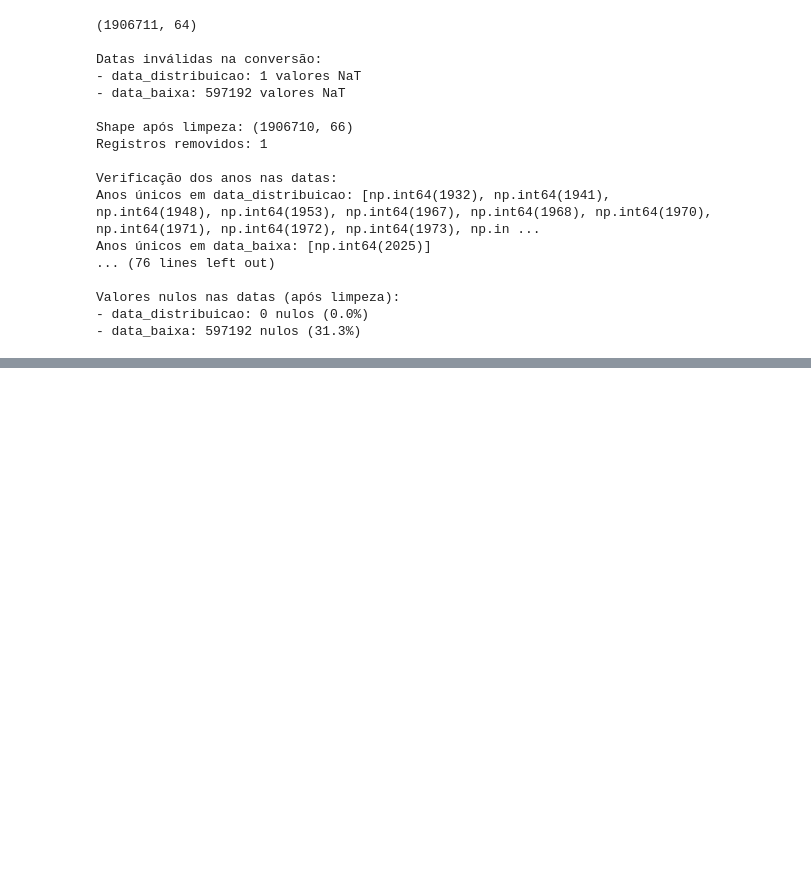
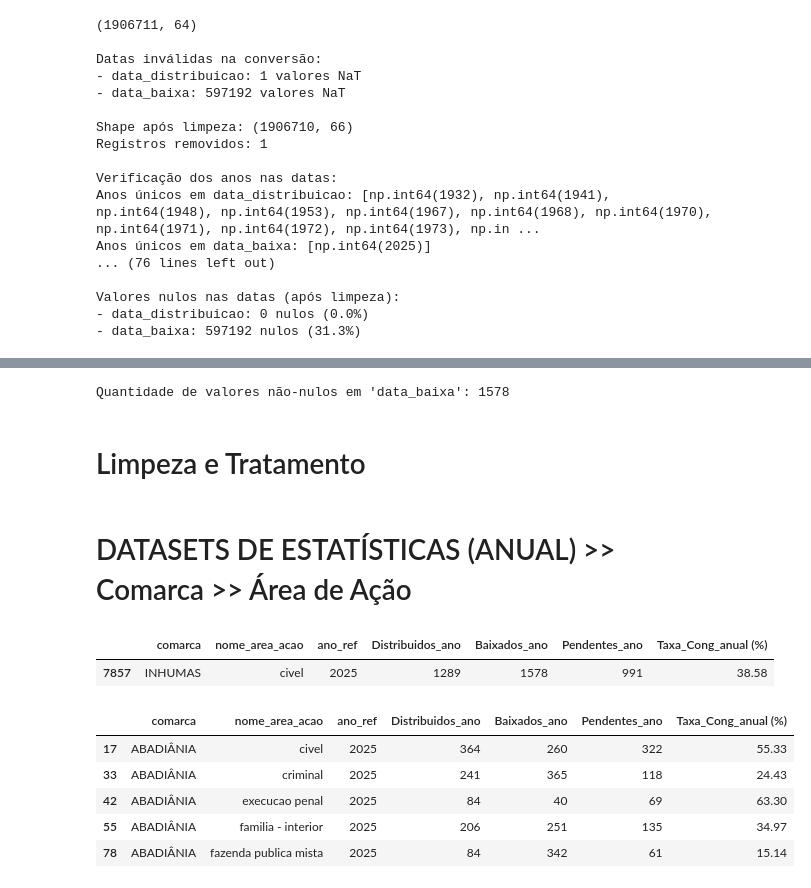
Before and after one commit to dvjuliocesar/TJGO_Projeto6_TxCong, a Jupyter notebook: tx_updated_atual.ipynb, the cells around one changed output, grey strips where cells are left out. Cells and saved outputs as stored; diff of their text form; code cells hidden in the pictures; blank space fills up the shorter version.

```diff
--- a/tx_updated_atual.ipynb
+++ b/tx_updated_atual.ipynb
@@ -653,0 +673,11 @@ df_limpo6.to_csv(output_filename_csv_6, index=False, sep='#', encoding='utf-8-si
+# %%
+baixados = df[
+    (df['nome_area_acao'] == 'civel') &
+    (df['comarca'] == 'INHUMAS')
+]['data_baixa'].notna().sum()
+
+print(f"Quantidade de valores não-nulos em 'data_baixa': {baixados}")
+# %% [output]
+Quantidade de valores não-nulos em 'data_baixa': 1578
+# %% [markdown]
+# Limpeza e Tratamento
@@ -653,0 +705,2 @@ df_limpo6.to_csv(output_filename_csv_6, index=False, sep='#', encoding='utf-8-si
+# %% [markdown]
+# DATASETS DE ESTATÍSTICAS (ANUAL) >> Comarca >> Área de Ação
@@ -653,0 +812,23 @@ df_limpo6.to_csv(output_filename_csv_6, index=False, sep='#', encoding='utf-8-si
+# %%
+# Validação mais refinada
+ano_alvo = 2025
+df_global_anual[
+    (df_global_anual['comarca'] == 'INHUMAS') &
+    (df_global_anual['nome_area_acao'] == 'civel') &
+    (df_global_anual['ano_ref'].dt.year == ano_alvo)
+].head()
+# %% [output]
+|  | comarca | nome_area_acao | ano_ref | Distribuidos_ano | Baixados_ano | Pendentes_ano | Taxa_Cong_anual (%) |
+| 7857 | INHUMAS | civel | 2025 | 1289 | 1578 | 991 | 38.58 |
+# %%
+# Filtrando o ANO para exração ANUAL
+ano_alvo = 2025
+df_ano = df_global_anual[df_global_anual['ano_ref'].dt.year == ano_alvo]
+df_ano.head()
+# %% [output]
+|  | comarca | nome_area_acao | ano_ref | Distribuidos_ano | Baixados_ano | Pendentes_ano | Taxa_Cong_anual (%) |
+| 17 | ABADIÂNIA | civel | 2025 | 364 | 260 | 322 | 55.33 |
+| 33 | ABADIÂNIA | criminal | 2025 | 241 | 365 | 118 | 24.43 |
+| 42 | ABADIÂNIA | execucao penal | 2025 | 84 | 40 | 69 | 63.30 |
+| 55 | ABADIÂNIA | familia - interior | 2025 | 206 | 251 | 135 | 34.97 |
+| 78 | ABADIÂNIA | fazenda publica mista | 2025 | 84 | 342 | 61 | 15.14 |
```
Also changed, not shown: parts of 24 cells of this notebook, 7 other files.
